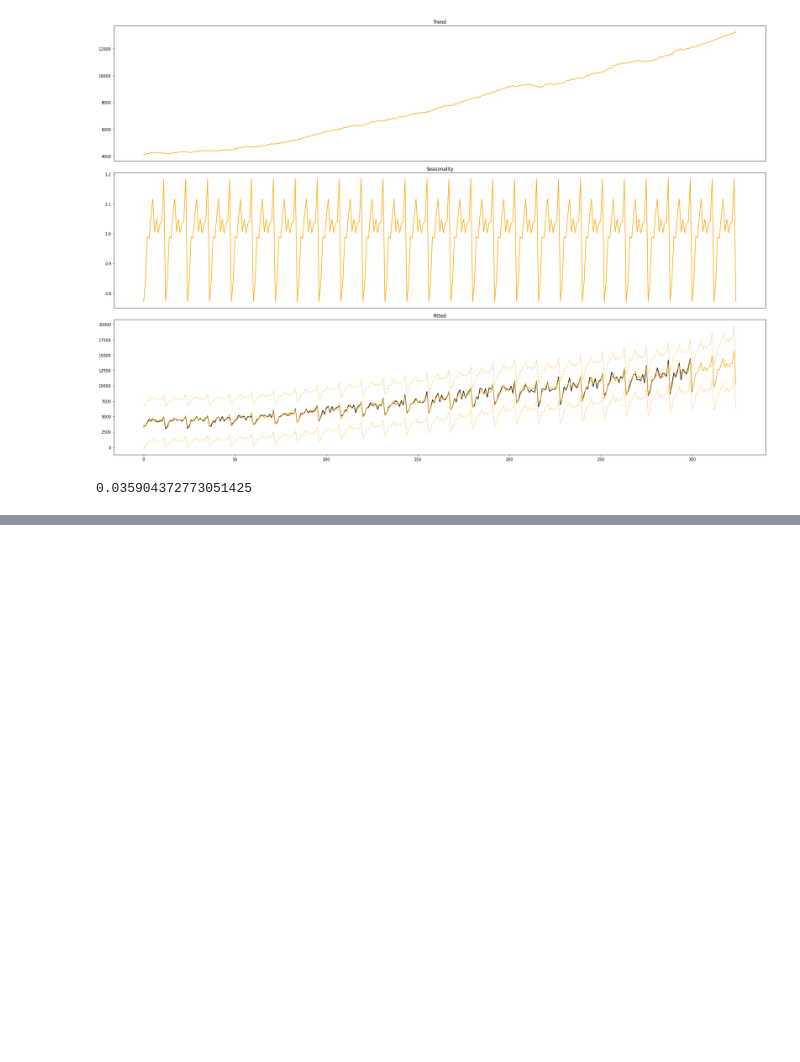
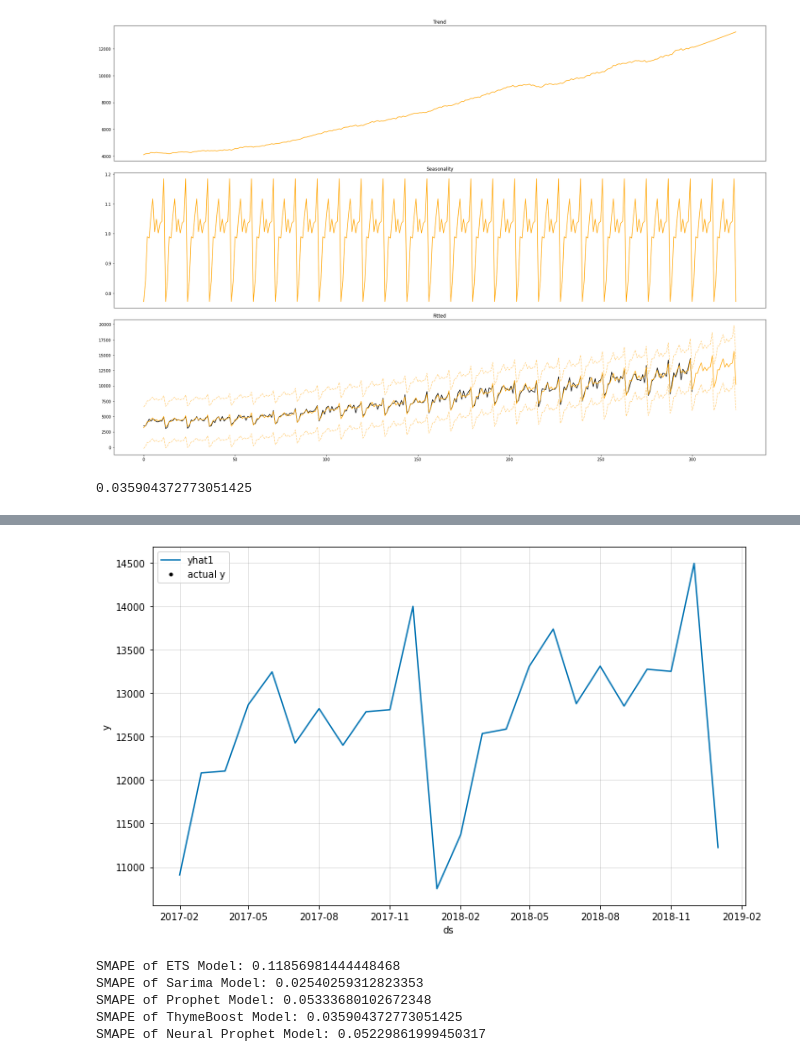
Before and after one commit to axpinkerton/Retail_example_notebooks, a Jupyter notebook: Traditional_time_series_models_forecasts.ipynb, the cells around one changed output, grey strips where cells are left out. Saved outputs shown, nothing was run; the diff lists cells and outputs as text; code cells hidden in the pictures; blank space fills up the shorter version.

Commit message:
Time series models (update)
ETS, Sarima, Prophet, Thymeboost, Neural Prophet

```diff
--- a/Traditional_time_series_models_forecasts.ipynb
+++ b/Traditional_time_series_models_forecasts.ipynb
@@ -653,0 +695,32 @@ SMAPE of ThymeBoost Model: 0.035904372773051425
+# %%
+train_alc
+m = neuralprophet.NeuralProphet(growth='linear',
+    changepoints=None,
+    n_changepoints=10,
+    changepoints_range=0.9,
+    trend_reg=0,
+    trend_reg_threshold=False,
+    yearly_seasonality='auto',
+    weekly_seasonality='auto',
+    daily_seasonality=False,
+    seasonality_mode='additive',
+    seasonality_reg=0,
+    n_forecasts=1,
+    n_lags=0,
+    num_hidden_layers=2,
+    d_hidden=None,
+    ar_reg=None,
+    learning_rate=.001,
+    epochs=None,
+    batch_size=4,
+    loss_func='Huber',
+    optimizer='AdamW',
+    newer_samples_weight=2,
+    newer_samples_start=0.0,
+    impute_missing=True,
+    collect_metrics=True,
+    normalize='auto',
+    global_normalization=False,
+    global_time_normalization=True,
+    unknown_data_normalization=False,)
+metrics = m.fit(train_alc)
@@ -653,0 +738,4 @@ SMAPE of ThymeBoost Model: 0.035904372773051425
+# %%
+future = m.make_future_dataframe(df=train_alc, periods=24)
+forecast = m.predict(df=future)
+forecast
@@ -653,0 +772,4 @@ SMAPE of ThymeBoost Model: 0.035904372773051425
+# %%
+fig_forecast = m.plot(forecast)
+# %% [output]
+[figure, added]
@@ -653,0 +783,13 @@ SMAPE of ThymeBoost Model: 0.035904372773051425
+# %%
+## Sarima model performed the best, of the five models I tested in this notebook
+print('SMAPE of ETS Model:',smape_ETS)
+print('SMAPE of Sarima Model:',smape_arima)
+print('SMAPE of Prophet Model:',smape_prophet)
+print('SMAPE of ThymeBoost Model:',smape_thymeboost)
+print('SMAPE of Neural Prophet Model:',smape_neuralprophet)
+# %% [output]
+SMAPE of ETS Model: 0.11856981444448468
+SMAPE of Sarima Model: 0.02540259312823353
+SMAPE of Prophet Model: 0.05333680102672348
+SMAPE of ThymeBoost Model: 0.035904372773051425
+SMAPE of Neural Prophet Model: 0.05229861999450317
```
Also changed, not shown: parts of 9 cells of this notebook.
